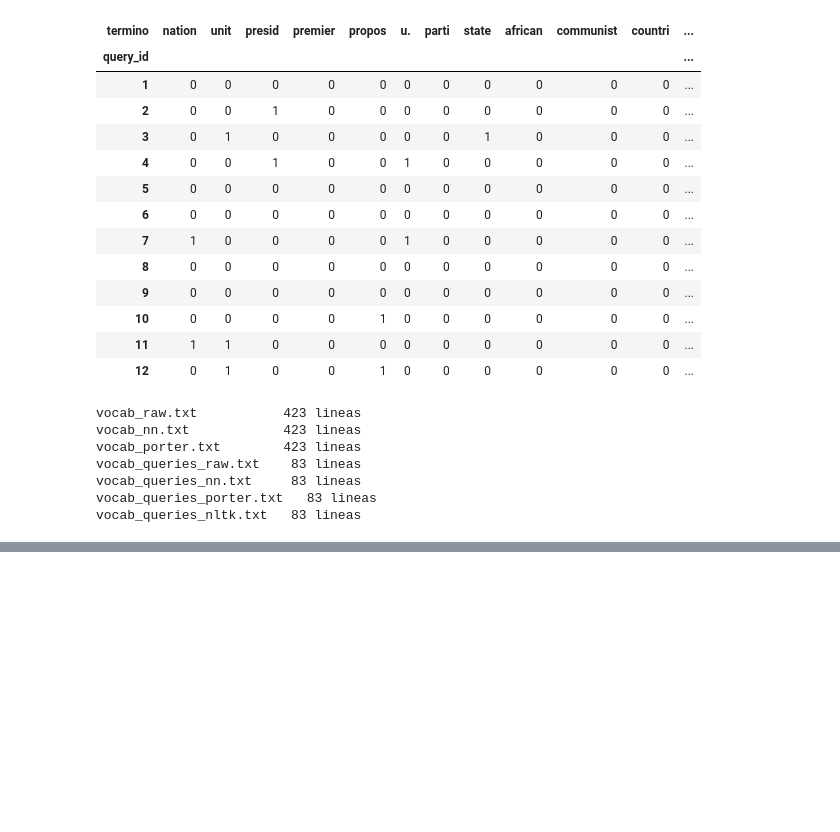
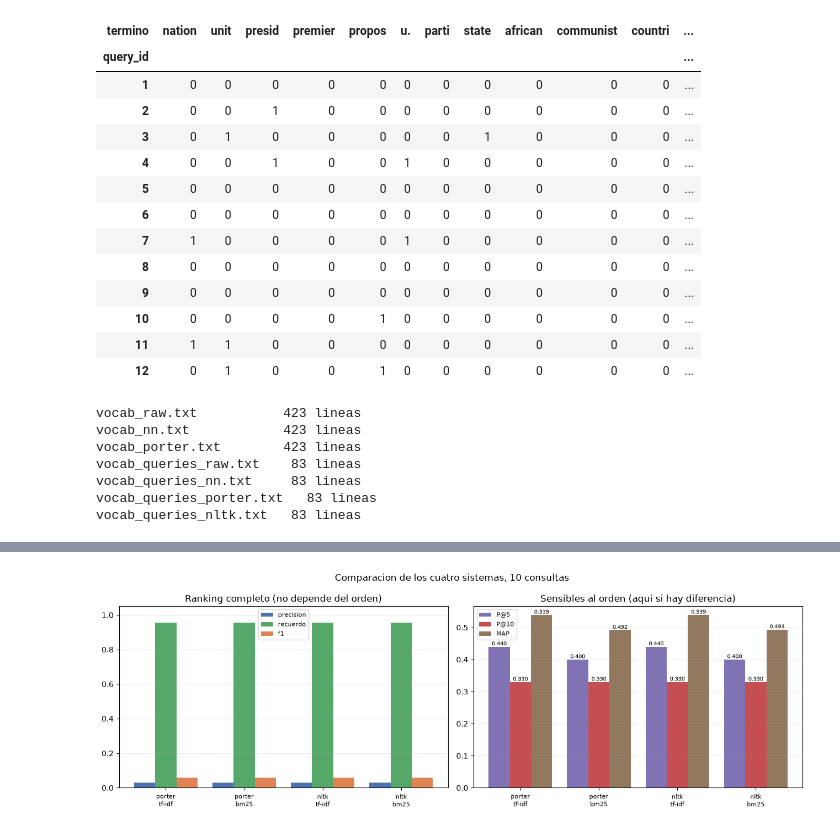
Before and after one commit to zxxz456/inaoe, a Jupyter notebook: fundamentos_aal/actividades/src/actividad.ipynb, the cells around one changed output, grey strips where cells are left out. Cells and saved outputs as stored; diff of their text form; code cells hidden in the pictures; blank space fills up the shorter version.

```diff
--- a/fundamentos_aal/actividades/src/actividad.ipynb
+++ b/fundamentos_aal/actividades/src/actividad.ipynb
@@ -1039,0 +1710,11 @@ vocab_queries_nltk.txt   83 lineas
+# %%
+orden_docs = [d["id"] for d in docs]
+mat_queries_porter_bin = (mat_queries_porter > 0).astype("float32")
+
+sim_porter_bm25 = cosine_sim(mat_porter_bm25, mat_queries_porter_bin)
+sim_porter_tfidf = cosine_sim(mat_porter_tfidf, mat_queries_porter_bin)
+
+tabla_porter_tfidf = build_resultados(sim_porter_tfidf, relevancias,
+                                      orden_docs)
+tabla_porter_bm25 = build_resultados(sim_porter_bm25, relevancias,
+                                     orden_docs)
@@ -1039,0 +1762,10 @@ vocab_queries_nltk.txt   83 lineas
+# %%
+mat_queries_nltk_bin = (mat_queries_nltk > 0).astype("float32")
+
+sim_nltk_bm25 = cosine_sim(mat_nltk_bm25, mat_queries_nltk_bin)
+sim_nltk_tfidf = cosine_sim(mat_nltk_tfidf, mat_queries_nltk_bin)
+
+tabla_nltk_tfidf = build_resultados(sim_nltk_tfidf, relevancias,
+                                      orden_docs)
+tabla_nltk_bm25 = build_resultados(sim_nltk_bm25, relevancias,
+                                     orden_docs)
@@ -1039,0 +2033,11 @@ vocab_queries_nltk.txt   83 lineas
+# %%
+# Las cuatro sim_* ya quedaron armadas en las celdas de arriba
+sims = {
+    "porter tf-idf": sim_porter_tfidf,
+    "porter bm25": sim_porter_bm25,
+    "nltk tf-idf": sim_nltk_tfidf,
+    "nltk bm25": sim_nltk_bm25,
+}
+
+resumen = comparar_sistemas(sims, relevancias, count=10)
+display(resumen.round(4))
@@ -1039,0 +2051,4 @@ vocab_queries_nltk.txt   83 lineas
+# %%
+graficar_comparacion(resumen)
+# %% [output]
+[figure, added]
```
Also changed, not shown: parts of 36 cells of this notebook, 4 other files.
